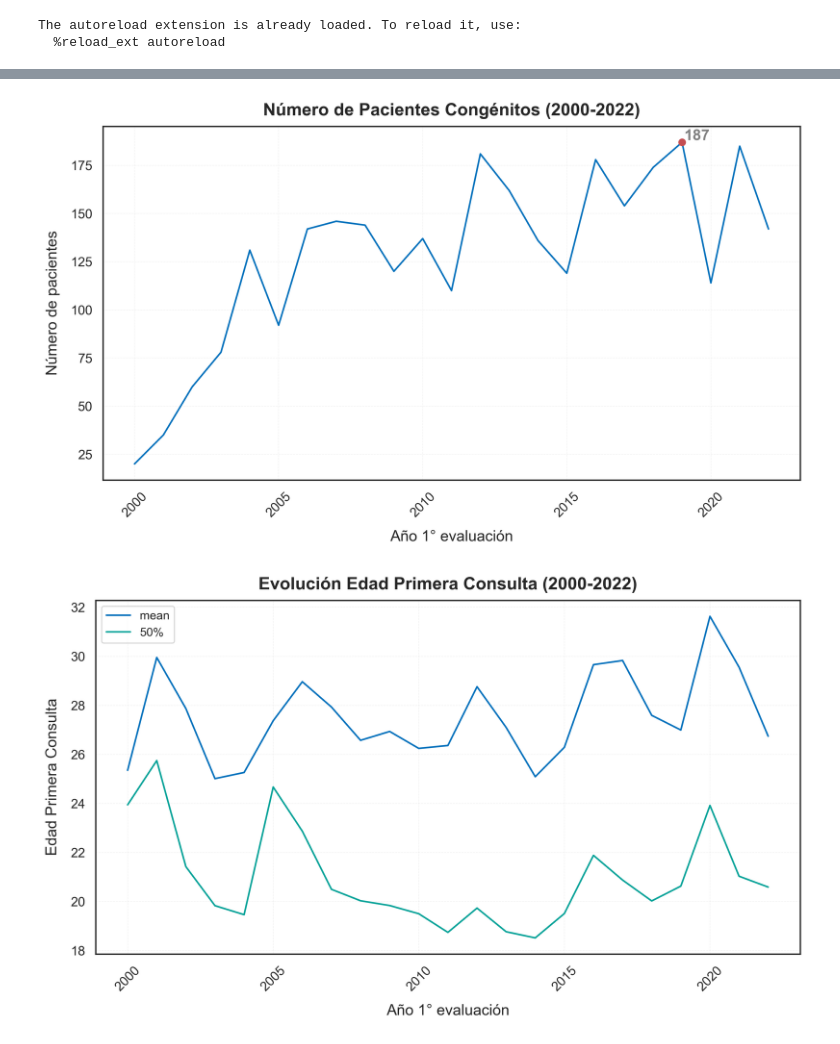
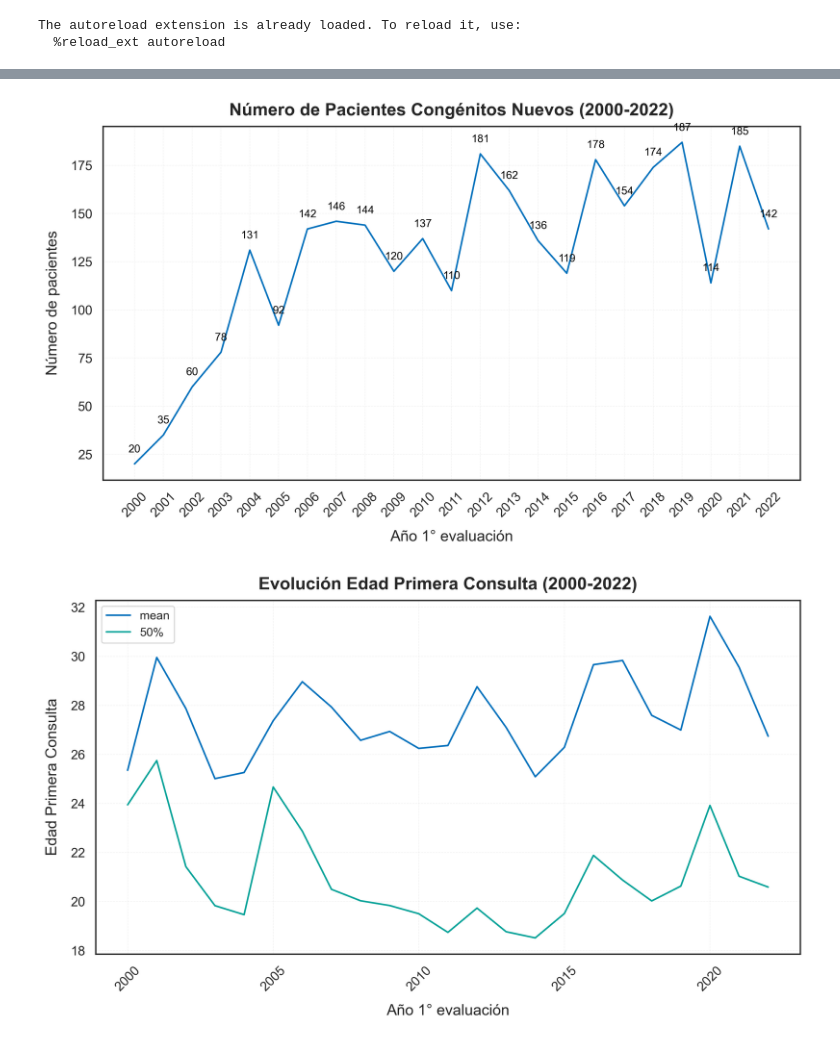
Before and after one commit to JavierRojas14/congenitas-ambulatorio, a Jupyter notebook: notebooks/test.ipynb, the cells around one changed output, grey strips where cells are left out. Drawn from its saved outputs; the diff is of its cells as text; code cells hidden in the pictures.

Commit message:
Actualiza grafico, agregando labels por puntos

```diff
--- a/notebooks/test.ipynb
+++ b/notebooks/test.ipynb
@@ -111,43 +92,65 @@ edad_primera_consulta = df_limpia.groupby("anio_1_evaluacion")["edad_1_evaluacio
 desglose_por_region = df_limpia.groupby("region")["rut"].nunique()
 # %%
 fig, ax = plt.subplots(figsize=(10, 6), dpi=300)
+
+# Plot the data
 cantidad_de_pacientes.plot(ax=ax)
 
+# Set titles and labels
 ax.set_title(
-    "Número de Pacientes Congénitos (2000-2022)", fontsize=16, weight="bold", pad=10
+    "Número de Pacientes Congénitos Nuevos (2000-2022)", fontsize=16, weight="bold", pad=10
 )
 ax.set_xlabel("Año 1° evaluación", fontsize=14, labelpad=10)
 ax.set_ylabel("Número de pacientes", fontsize=14, labelpad=10)
 
 # Rotate x-axis labels for clarity
 plt.xticks(fontsize=12, rotation=45)
 plt.yticks(fontsize=12)
 
-# Obtiene el punto en el 2019 (mayor cantidad de pacientes)
-ANIO_MAXIMO = cantidad_de_pacientes.idxmax()
-anio_ANIO_MAXIMO = cantidad_de_pacientes.loc[ANIO_MAXIMO]
-ax.plot(ANIO_MAXIMO, anio_ANIO_MAXIMO, "ro")
-# Annotate the point with its value
-ax.annotate(
-    f"{anio_ANIO_MAXIMO}",
-    xy=(ANIO_MAXIMO, anio_ANIO_MAXIMO),
-    xytext=(2, 2),
-    textcoords="offset points",
-    fontsize=14,
-    color="grey",
-    weight="bold"
-)
+# # Highlight the year with the maximum number of patients (e.g., 2019)
+# ANIO_MAXIMO = cantidad_de_pacientes.idxmax()
+# anio_ANIO_MAXIMO = cantidad_de_pacientes.loc[ANIO_MAXIMO]
+# ax.plot(ANIO_MAXIMO, anio_ANIO_MAXIMO, "ro")
+
+# Annotate the maximum point with its value
+# ax.annotate(
+#     f"{anio_ANIO_MAXIMO}",
+#     xy=(ANIO_MAXIMO, anio_ANIO_MAXIMO),
+#     xytext=(2, 2),
+#     textcoords="offset points",
+#     fontsize=14,
+#     color="grey",
+#     weight="bold",
+# )
+
+# Add labels above each point
+for year, value in cantidad_de_pacientes.items():
+    ax.text(
+        year,  # X-coordinate (year)
+        value + 5,  # Y-coordinate slightly above the point
+        str(value),  # Value to display
+        ha="center",  # Align the text horizontally
+        va="bottom",  # Align the text vertically
+        fontsize=10,
+        color="black",
+    )
+
+# Adjust x-axis tick frequency
+ax.set_xticks(cantidad_de_pacientes.index)  # Show all years (or adjust as needed)
 
 # Add a grid for better readability
 ax.grid(visible=True, which="major", linestyle="--", linewidth=0.5, color="gray", alpha=0.1)
 
+# Adjust layout for better spacing
 fig.tight_layout()
 
+# Save the figure
 plt.savefig("../reports/figures/numero_de_pacientes.png", dpi=300, bbox_inches="tight")
 
+# Show the plot
 plt.show()
 # %% [output]
-[figure, old version]
+[figure, new version]
 # %%
 fig, ax = plt.subplots(figsize=(10, 6), dpi=300)
 edad_primera_consulta[["mean", "50%"]].plot(ax=ax)
```
Also changed, not shown: parts of 1 cell of this notebook, 1 other file.
